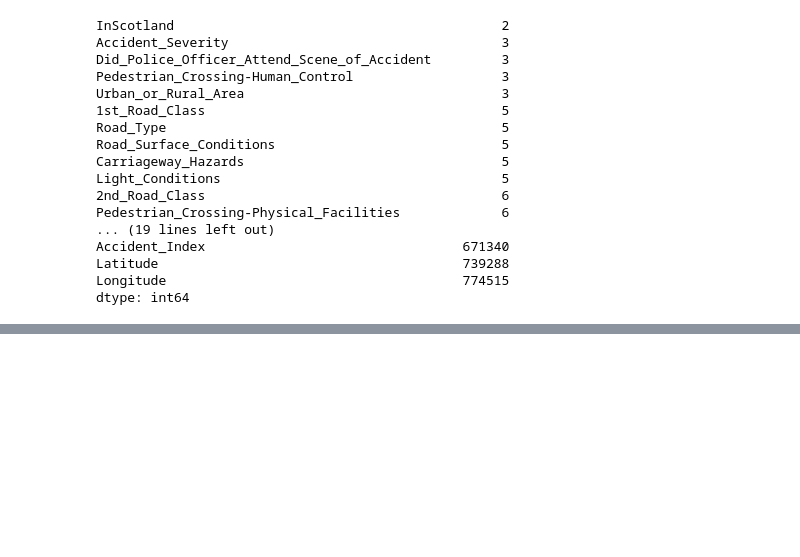
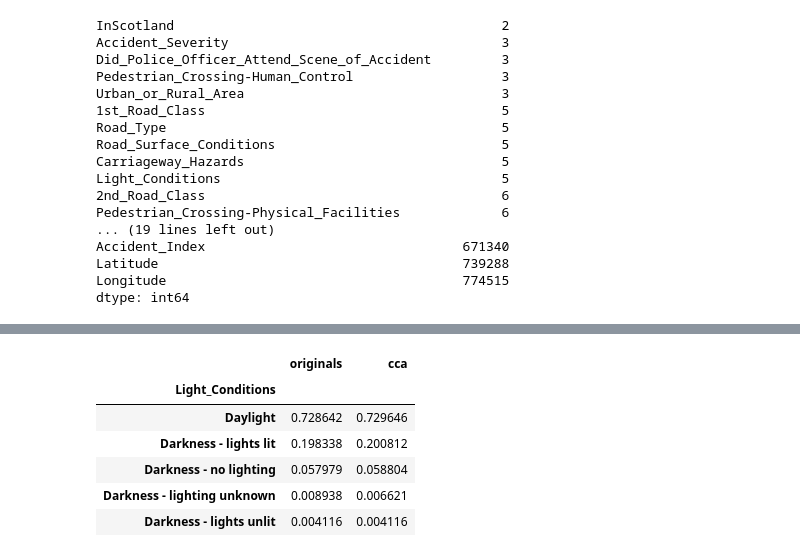
Before and after one commit to Nikhil18207/UK-RTC-Prediction-Preprocessing, a Jupyter notebook: RTCprediction.ipynb, the cells around one changed output, grey strips where cells are left out. Drawn from its saved outputs; the diff is of its cells as text; code cells hidden in the pictures; blank space fills up the shorter version.

```diff
--- a/RTCprediction.ipynb
+++ b/RTCprediction.ipynb
@@ -193,0 +268,15 @@ dtype: int64
+# %%
+temp = pd.concat([
+    data['Light_Conditions'].value_counts() / len(data),
+    new_df['Light_Conditions'].value_counts()/len(new_df)
+],axis=1)
+temp.columns = ['originals','cca']
+temp
+# %% [output]
+|  | originals | cca |
+| Light_Conditions |  |  |
+| Daylight | 0.728642 | 0.729646 |
+| Darkness - lights lit | 0.198338 | 0.200812 |
+| Darkness - no lighting | 0.057979 | 0.058804 |
+| Darkness - lighting unknown | 0.008938 | 0.006621 |
+| Darkness - lights unlit | 0.004116 | 0.004116 |
```
Also changed, not shown: parts of 11 cells of this notebook.
